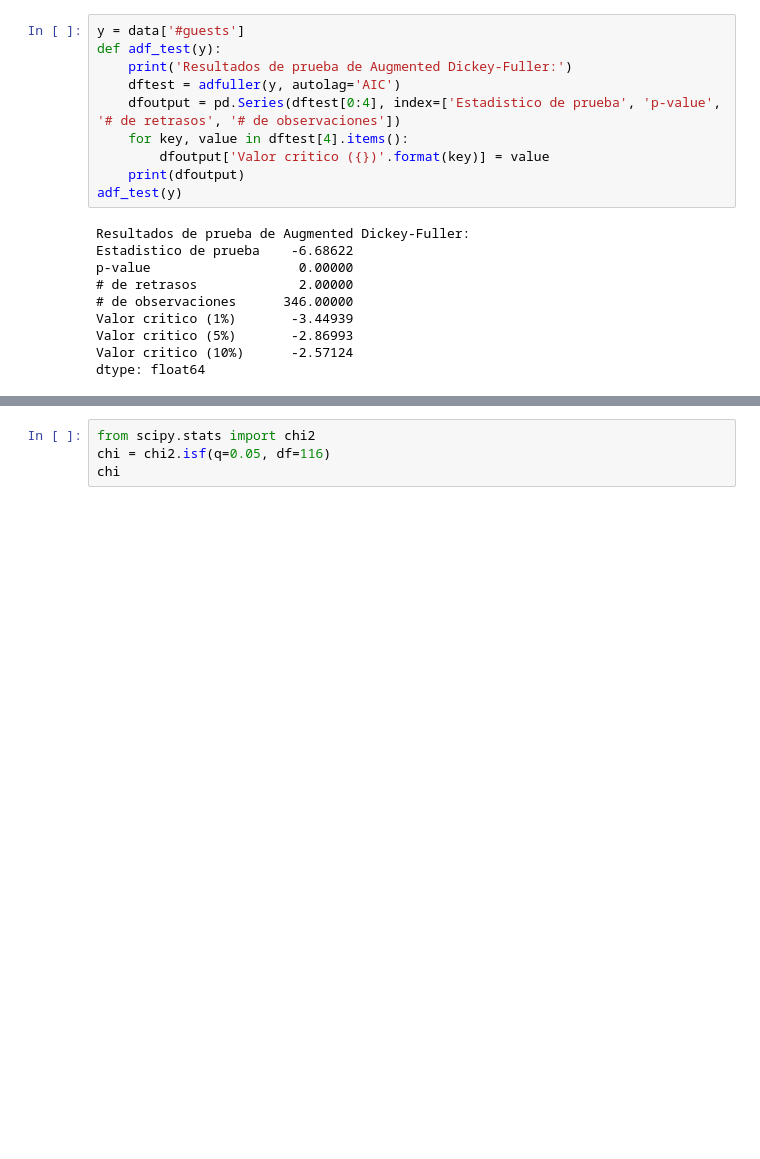
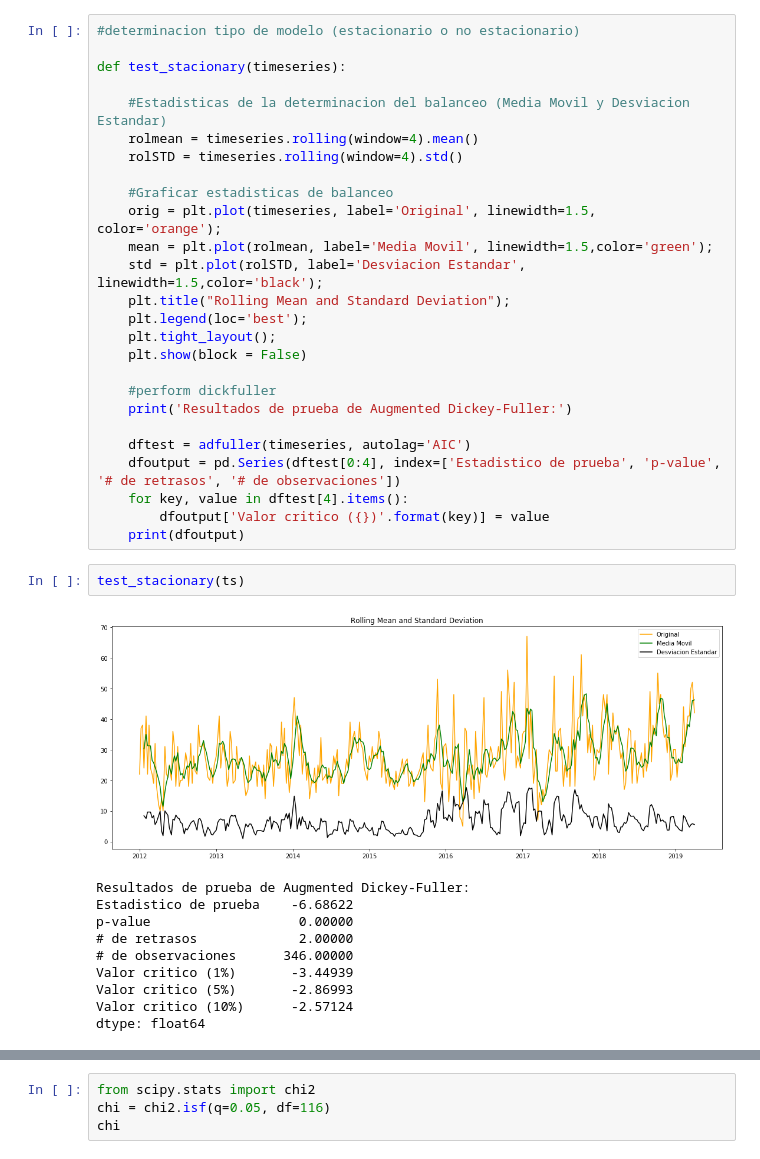
Before and after one commit to cristzelada/Tesis, a Jupyter notebook: forecasting/arima.ipynb, the cells around one changed output, grey strips where cells are left out. Cells and saved outputs as stored; diff of their text form; blank space fills up the shorter version.

```diff
--- a/forecasting/arima.ipynb
+++ b/forecasting/arima.ipynb
@@ -73,20 +75,39 @@ df = pd.read_csv('./data/hotelguests.csv', parse_dates=['time'], index_col='time
 # %%
-y = data['#guests']
-def adf_test(y):
+#determinacion tipo de modelo (estacionario o no estacionario)
+
+def test_stacionary(timeseries):
+
+    #Estadisticas de la determinacion del balanceo (Media Movil y Desviacion Estandar)
+    rolmean = timeseries.rolling(window=4).mean()
+    rolSTD = timeseries.rolling(window=4).std()
+
+    #Graficar estadisticas de balanceo
+    orig = plt.plot(timeseries, label='Original', linewidth=1.5, color='orange');
+    mean = plt.plot(rolmean, label='Media Movil', linewidth=1.5,color='green');
+    std = plt.plot(rolSTD, label='Desviacion Estandar', linewidth=1.5,color='black');
+    plt.title("Rolling Mean and Standard Deviation");
+    plt.legend(loc='best');
+    plt.tight_layout();
+    plt.show(block = False)
+
+    #perform dickfuller
     print('Resultados de prueba de Augmented Dickey-Fuller:')
-    dftest = adfuller(y, autolag='AIC')
+
+    dftest = adfuller(timeseries, autolag='AIC')
     dfoutput = pd.Series(dftest[0:4], index=['Estadistico de prueba', 'p-value', '# de retrasos', '# de observaciones'])
     for key, value in dftest[4].items():
         dfoutput['Valor critico ({})'.format(key)] = value
     print(dfoutput)
-adf_test(y)
-# %% [output]
-Resultados de prueba de Augmented Dickey-Fuller:
-Estadistico de prueba    -6.68622
-p-value                   0.00000
-# de retrasos             2.00000
-# de observaciones      346.00000
-Valor critico (1%)       -3.44939
-Valor critico (5%)       -2.86993
-Valor critico (10%)      -2.57124
-dtype: float64
+# %%
+test_stacionary(ts)
+# %% [output]
+[figure, added]
+Resultados de prueba de Augmented Dickey-Fuller:
+Estadistico de prueba    -6.68622
+p-value                   0.00000
+# de retrasos             2.00000
+# de observaciones      346.00000
+Valor critico (1%)       -3.44939
+Valor critico (5%)       -2.86993
+Valor critico (10%)      -2.57124
+dtype: float64
```
Also changed, not shown: parts of 18 cells of this notebook, 2 other files.
